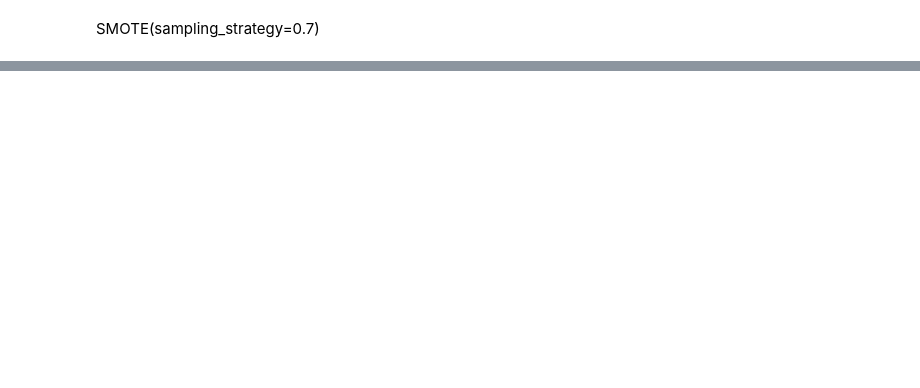
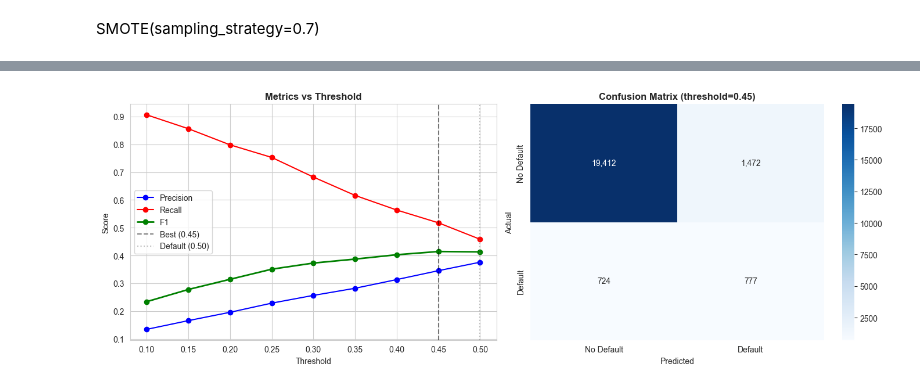
Before and after one commit to AlizaSharafat/CreditShield-Loan-Default-Risk-Predictor, a Jupyter notebook: data_scripts/model_training.ipynb, the cells around one changed output, grey strips where cells are left out. Drawn from its saved outputs; the diff is of its cells as text; code cells hidden in the pictures; blank space fills up the shorter version.

Commit message:
retrain on selected features, threshold tuning and prediction

```diff
--- a/data_scripts/model_training.ipynb
+++ b/data_scripts/model_training.ipynb
@@ -131,0 +311,19 @@ print(f"  Ratio  : {(y_train_sm == 0).sum() / (y_train_sm == 1).sum():.1f}:1")
+# %%
+thresholds = np.arange(0.10, 0.55, 0.05)
+
+print(f"  {'Threshold':>10} {'Precision':>10} {'Recall':>10} {'F1':>10} {'Caught':>12}")
+print("  " + "-" * 55)
+
+t_results = []
+for t in thresholds:
+    yp = (y_prob >= t).astype(int)
+    p = precision_score(y_val, yp, zero_division=0)
+    r = recall_score(y_val, yp, zero_division=0)
+    f = f1_score(y_val, yp, zero_division=0)
+    caught = yp[y_val == 1].sum()
+    t_results.append({"t": t, "p": p, "r": r, "f1": f})
+    print(f"  {t:>10.2f} {p:>10.4f} {r:>10.4f} {f:>10.4f} {caught:>8,}/{y_val.sum():,}")
+
+t_df = pd.DataFrame(t_results)
+best_threshold = t_df.loc[t_df["f1"].idxmax(), "t"]
+print(f"\nBest threshold by F1: {best_threshold:.2f}")
@@ -131,0 +344,28 @@ print(f"  Ratio  : {(y_train_sm == 0).sum() / (y_train_sm == 1).sum():.1f}:1")
+# %%
+# Visualize threshold tradeoff
+fig, axes = plt.subplots(1, 2, figsize=(14, 5))
+
+axes[0].plot(t_df["t"], t_df["p"], "b-o", label="Precision")
+axes[0].plot(t_df["t"], t_df["r"], "r-o", label="Recall")
+axes[0].plot(t_df["t"], t_df["f1"], "g-o", label="F1", linewidth=2)
+axes[0].axvline(best_threshold, color="black", linestyle="--", alpha=0.5, label=f"Best ({best_threshold:.2f})")
+axes[0].axvline(0.5, color="gray", linestyle=":", alpha=0.5, label="Default (0.50)")
+axes[0].set_xlabel("Threshold")
+axes[0].set_ylabel("Score")
+axes[0].set_title("Metrics vs Threshold", fontweight="bold")
+axes[0].legend()
+
+# Confusion matrix at best threshold
+y_pred_best = (y_prob >= best_threshold).astype(int)
+cm = confusion_matrix(y_val, y_pred_best)
+sns.heatmap(cm, annot=True, fmt=",", cmap="Blues", ax=axes[1],
+            xticklabels=["No Default", "Default"],
+            yticklabels=["No Default", "Default"])
+axes[1].set_xlabel("Predicted")
+axes[1].set_ylabel("Actual")
+axes[1].set_title(f"Confusion Matrix (threshold={best_threshold:.2f})", fontweight="bold")
+
+plt.tight_layout()
+plt.show()
+# %% [output]
+[figure, added]
```
Also changed, not shown: parts of 15 cells of this notebook.
